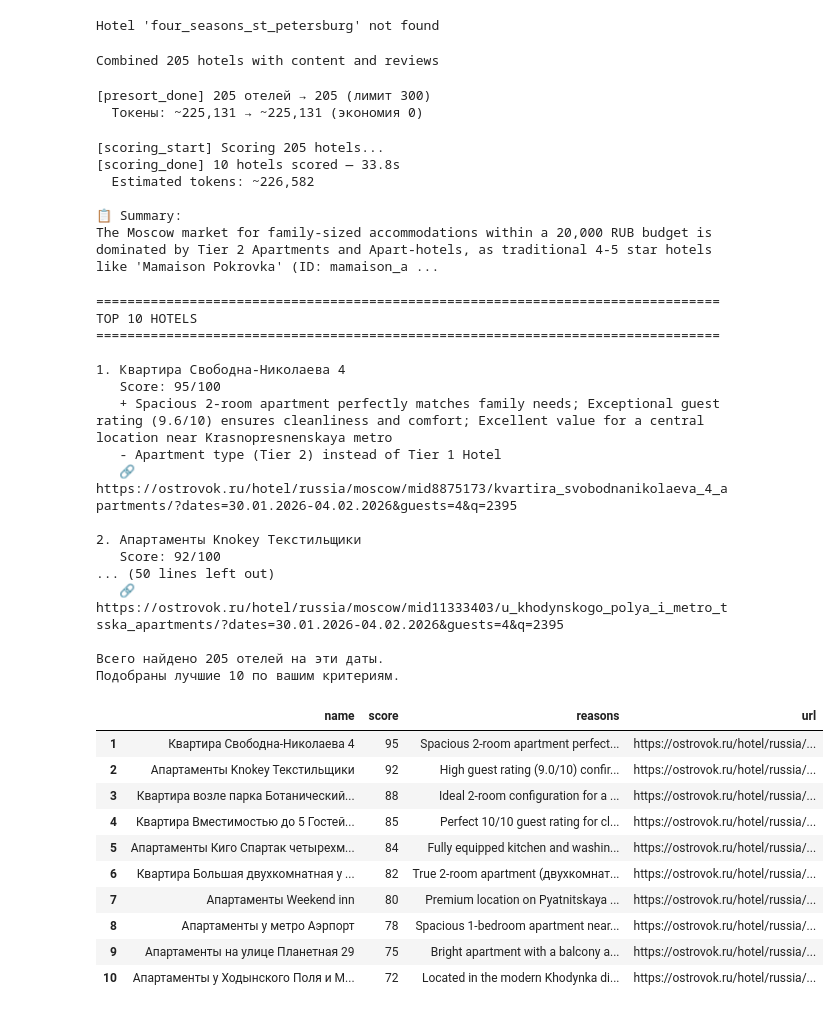
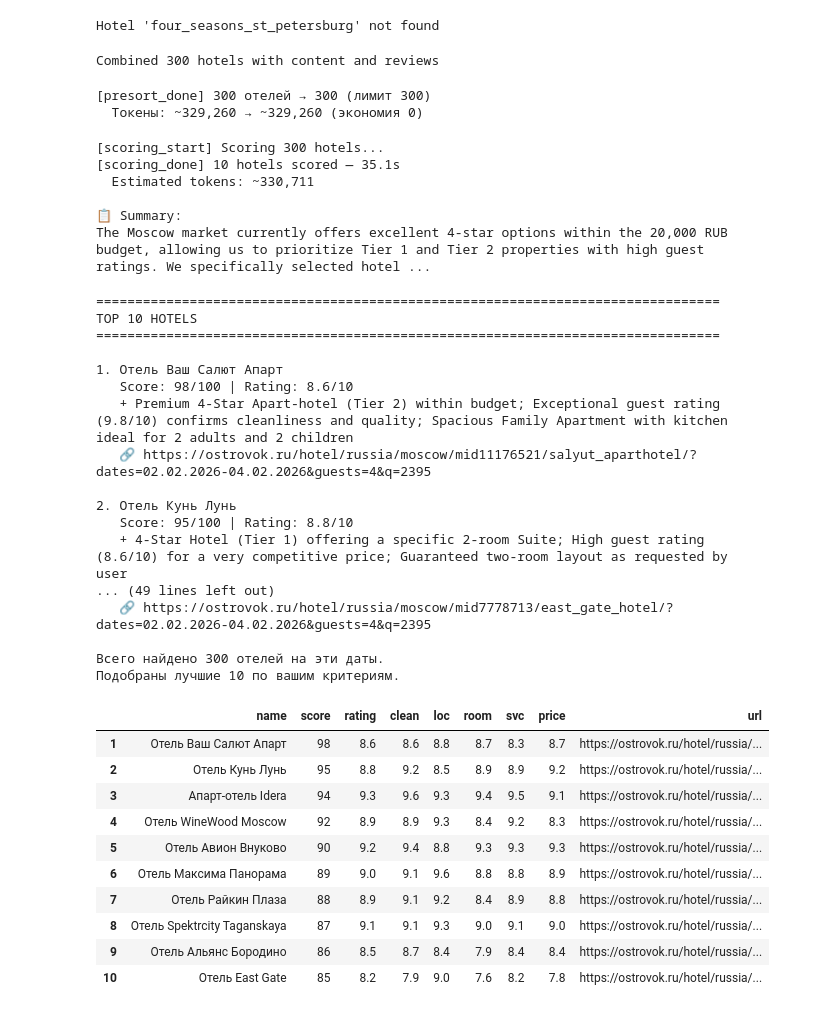
Before and after one commit to rikki-tikki-tech/frozen, a Jupyter notebook: etg_hotels.ipynb, the cells around one changed output. Cells and saved outputs as stored; diff of their text form; code cells hidden in the pictures.

```diff
--- a/etg_hotels.ipynb
+++ b/etg_hotels.ipynb
@@ -14,7 +14,7 @@ ETG_REQUEST_TIMEOUT = 30.0
 # Search Parameters
 CITY = "Москва"
 
-CHECKIN_DATE = "2026-01-30"
+CHECKIN_DATE = "2026-02-02"
 CHECKOUT_DATE = "2026-02-04"
 
 CURRENCY = "RUB"
@@ -355,7 +345,7 @@ from services import combine_hotels_data, HotelFull
 combined = combine_hotels_data(hotels, content_map, reviews_map)
 print(f"Combined {len(combined)} hotels with content and reviews")
 # %% [output]
-Combined 205 hotels with content and reviews
+Combined 300 hotels with content and reviews
 # %%
 import json
 
@@ -376,8 +366,8 @@ tokens_after = estimate_tokens(json.dumps(hotels_for_llm_top, ensure_ascii=False
 print(f"[presort_done] {len(combined)} отелей → {len(top_hotels)} (лимит {PRESORT_LIMIT})")
 print(f"  Токены: ~{tokens_before:,} → ~{tokens_after:,} (экономия {tokens_before - tokens_after:,})")
 # %% [output]
-[presort_done] 205 отелей → 205 (лимит 300)
-  Токены: ~225,131 → ~225,131 (экономия 0)
+[presort_done] 300 отелей → 300 (лимит 300)
+  Токены: ~329,260 → ~329,260 (экономия 0)
 # %%
 import time
 
@@ -408,12 +398,12 @@ else:
     print(f"  Estimated tokens: ~{scoring_result['estimated_tokens']:,}")
     print(f"\n📋 Summary:\n{scoring_result['summary']}")
 # %% [output]
-[scoring_start] Scoring 205 hotels...
-[scoring_done] 10 hotels scored — 33.8s
-  Estimated tokens: ~226,582
+[scoring_start] Scoring 300 hotels...
+[scoring_done] 10 hotels scored — 35.1s
+  Estimated tokens: ~330,711
 
 📋 Summary:
-The Moscow market for family-sized accommodations within a 20,000 RUB budget is dominated by Tier 2 Apartments and Apart-hotels, as traditional 4-5 star hotels like 'Mamaison Pokrovka' (ID: mamaison_a ...
+The Moscow market currently offers excellent 4-star options within the 20,000 RUB budget, allowing us to prioritize Tier 1 and Tier 2 properties with high guest ratings. We specifically selected hotel ...
 # %%
 from typing import Any
 
@@ -427,6 +417,7 @@ def display_top_hotels(
     # Build lookup maps
     name_map = {h.get("id", ""): h.get("name", h.get("id", "")) for h in hotels_data}
     hid_map = {h.get("id", ""): h.get("hid", 0) for h in hotels_data}
+    reviews_map_by_id = {h.get("id", ""): h.get("reviews", {}) for h in hotels_data}
 
     print(f"\n{'='*80}")
     print(f"TOP {top_n} HOTELS")
@@ -441,6 +432,11 @@ def display_top_hotels(
         reasons = hotel.get("top_reasons", [])
         penalties = hotel.get("score_penalties", [])
 
+        # Get reviews data
+        reviews_data = reviews_map_by_id.get(hotel_id, {})
+        avg_rating = reviews_data.get("avg_rating")
+        detailed = reviews_data.get("detailed_averages", {})
+
         # Generate Ostrovok URL
         url = ostrovok_url(
             hotel_id=hotel_id,
@@ -453,59 +449,64 @@ def display_top_hotels(
 
         # Print detailed info
         print(f"{i}. {name}")
-        print(f"   Score: {score}/100")
+        print(f"   Score: {score}/100 | Rating: {avg_rating}/10" if avg_rating else f"   Score: {score}/100")
         if reasons:
             print(f"   + {'; '.join(reasons[:3])}")
         if penalties:
             print(f"   - {'; '.join(penalties[:5])}")
         print(f"   🔗 {url}")
         print()
 
         # Collect for DataFrame
         data.append({
-            "name": name[:40],
+            "name": name[:35],
             "score": score,
-            "reasons": "; ".join(reasons[:2])[:80] if reasons else "",
+            "rating": avg_rating,
+            "clean": detailed.get("cleanness"),
+            "loc": detailed.get("location"),
+            "room": detailed.get("room"),
+            "svc": detailed.get("services"),
+            "price": detailed.get("price"),
             "url": url,
         })
 
     df = pd.DataFrame(data)
     df.index = range(1, len(df) + 1)
     total_found = len(hotels_data)
     selected = min(top_n, len(results))
     print(f"Всего найдено {total_found} отелей на эти даты. ")
     print(f"Подобраны лучшие {selected} по вашим критериям.")
     return df
 
 
 pd.set_option("display.max_colwidth", 100)
 display_top_hotels(scoring_results, combined, top_n=10)
 # %% [output]
 ================================================================================
 TOP 10 HOTELS
 ================================================================================
 
-1. Квартира Свободна-Николаева 4
-   Score: 95/100
-   + Spacious 2-room apartment perfectly matches family needs; Exceptional guest rating (9.6/10) ensures cleanliness and comfort; Excellent value for a central location near Krasnopresnenskaya metro
-   - Apartment type (Tier 2) instead of Tier 1 Hotel
-   🔗 https://ostrovok.ru/hotel/russia/moscow/mid8875173/kvartira_svobodnanikolaeva_4_apartments/?dates=30.01.2026-04.02.2026&guests=4&q=2395
+1. Отель Ваш Салют Апарт
+   Score: 98/100 | Rating: 8.6/10
+   + Premium 4-Star Apart-hotel (Tier 2) within budget; Exceptional guest rating (9.8/10) confirms cleanliness and quality; Spacious Family Apartment with kitchen ideal for 2 adults and 2 children
+   🔗 https://ostrovok.ru/hotel/russia/moscow/mid11176521/salyut_aparthotel/?dates=02.02.2026-04.02.2026&guests=4&q=2395
 
-2. Апартаменты Knokey Текстильщики
-   Score: 92/100
-... (50 lines left out)
-   🔗 https://ostrovok.ru/hotel/russia/moscow/mid11333403/u_khodynskogo_polya_i_metro_tsska_apartments/?dates=30.01.2026-04.02.2026&guests=4&q=2395
+2. Отель Кунь Лунь
+   Score: 95/100 | Rating: 8.8/10
+   + 4-Star Hotel (Tier 1) offering a specific 2-room Suite; High guest rating (8.6/10) for a very competitive price; Guaranteed two-room layout as requested by user
+... (49 lines left out)
+   🔗 https://ostrovok.ru/hotel/russia/moscow/mid7778713/east_gate_hotel/?dates=02.02.2026-04.02.2026&guests=4&q=2395
 
-Всего найдено 205 отелей на эти даты.
+Всего найдено 300 отелей на эти даты.
 Подобраны лучшие 10 по вашим критериям.
-|  | name | score | reasons | url |
-| 1 | Квартира Свободна-Николаева 4 | 95 | Spacious 2-room apartment perfect... | https://ostrovok.ru/hotel/russia/... |
-| 2 | Апартаменты Knokey Текстильщики | 92 | High guest rating (9.0/10) confir... | https://ostrovok.ru/hotel/russia/... |
-| 3 | Квартира возле парка Ботанический... | 88 | Ideal 2-room configuration for a ... | https://ostrovok.ru/hotel/russia/... |
-| 4 | Квартира Вместимостью до 5 Гостей... | 85 | Perfect 10/10 guest rating for cl... | https://ostrovok.ru/hotel/russia/... |
-| 5 | Апартаменты Киго Спартак четырехм... | 84 | Fully equipped kitchen and washin... | https://ostrovok.ru/hotel/russia/... |
-| 6 | Квартира Большая двухкомнатная у ... | 82 | True 2-room apartment (двухкомнат... | https://ostrovok.ru/hotel/russia/... |
-| 7 | Апартаменты Weekend inn | 80 | Premium location on Pyatnitskaya ... | https://ostrovok.ru/hotel/russia/... |
-| 8 | Апартаменты у метро Аэрпорт | 78 | Spacious 1-bedroom apartment near... | https://ostrovok.ru/hotel/russia/... |
-| 9 | Апартаменты на улице Планетная 29 | 75 | Bright apartment with a balcony a... | https://ostrovok.ru/hotel/russia/... |
-| 10 | Апартаменты у Ходынского Поля и М... | 72 | Located in the modern Khodynka di... | https://ostrovok.ru/hotel/russia/... |
+|  | name | score | rating | clean | loc | room | svc | price | url |
+| 1 | Отель Ваш Салют Апарт | 98 | 8.6 | 8.6 | 8.8 | 8.7 | 8.3 | 8.7 | https://ostrovok.ru/hotel/russia/... |
+| 2 | Отель Кунь Лунь | 95 | 8.8 | 9.2 | 8.5 | 8.9 | 8.9 | 9.2 | https://ostrovok.ru/hotel/russia/... |
+| 3 | Апарт-отель Idera | 94 | 9.3 | 9.6 | 9.3 | 9.4 | 9.5 | 9.1 | https://ostrovok.ru/hotel/russia/... |
+| 4 | Отель WineWood Moscow | 92 | 8.9 | 8.9 | 9.3 | 8.4 | 9.2 | 8.3 | https://ostrovok.ru/hotel/russia/... |
+| 5 | Отель Авион Внуково | 90 | 9.2 | 9.4 | 8.8 | 9.3 | 9.3 | 9.3 | https://ostrovok.ru/hotel/russia/... |
+| 6 | Отель Максима Панорама | 89 | 9.0 | 9.1 | 9.6 | 8.8 | 8.8 | 8.9 | https://ostrovok.ru/hotel/russia/... |
+| 7 | Отель Райкин Плаза | 88 | 8.9 | 9.1 | 9.2 | 8.4 | 8.9 | 8.8 | https://ostrovok.ru/hotel/russia/... |
+| 8 | Отель Spektrcity Taganskaya | 87 | 9.1 | 9.1 | 9.3 | 9.0 | 9.1 | 9.0 | https://ostrovok.ru/hotel/russia/... |
+| 9 | Отель Альянс Бородино | 86 | 8.5 | 8.7 | 8.4 | 7.9 | 8.4 | 8.4 | https://ostrovok.ru/hotel/russia/... |
+| 10 | Отель East Gate | 85 | 8.2 | 7.9 | 9.0 | 7.6 | 8.2 | 7.8 | https://ostrovok.ru/hotel/russia/... |
```
Also changed, not shown: parts of 7 cells of this notebook, 4 other files.
